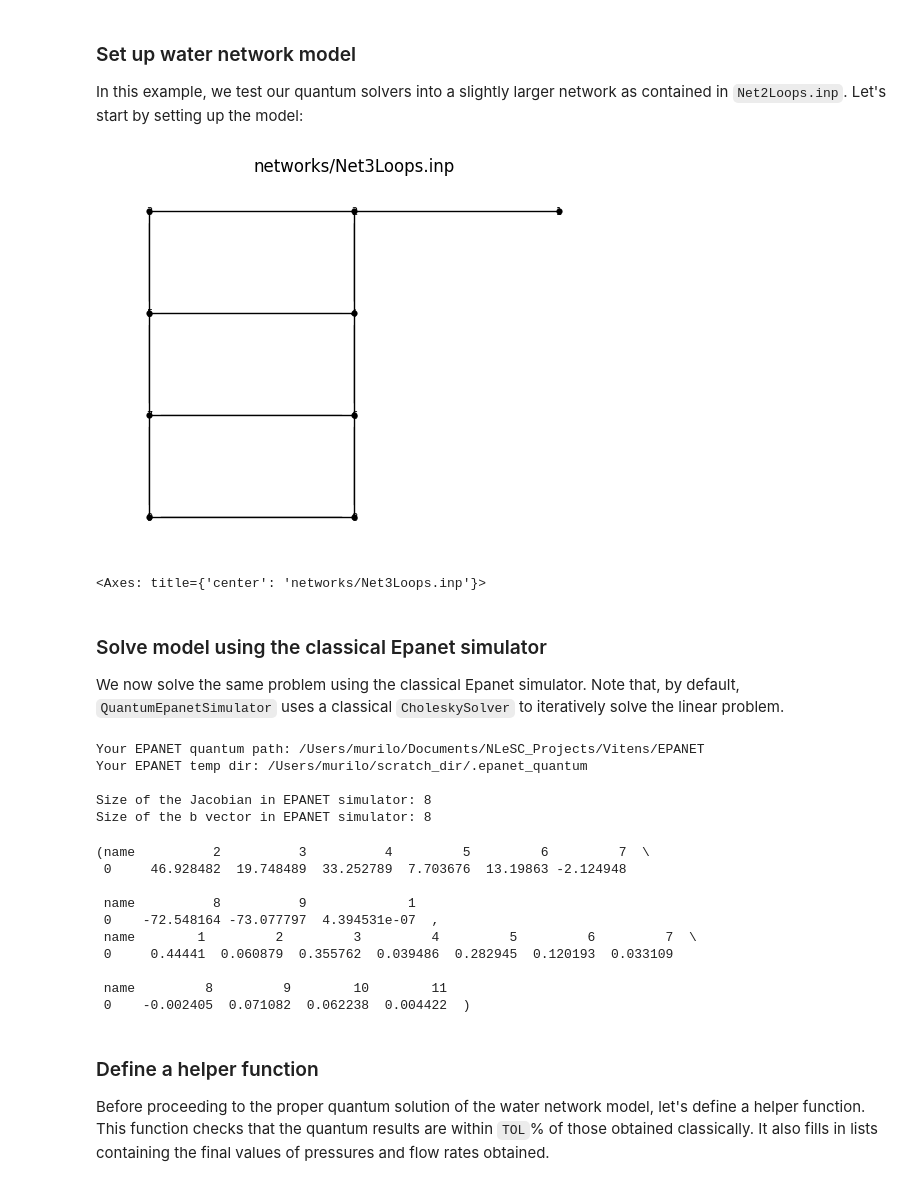
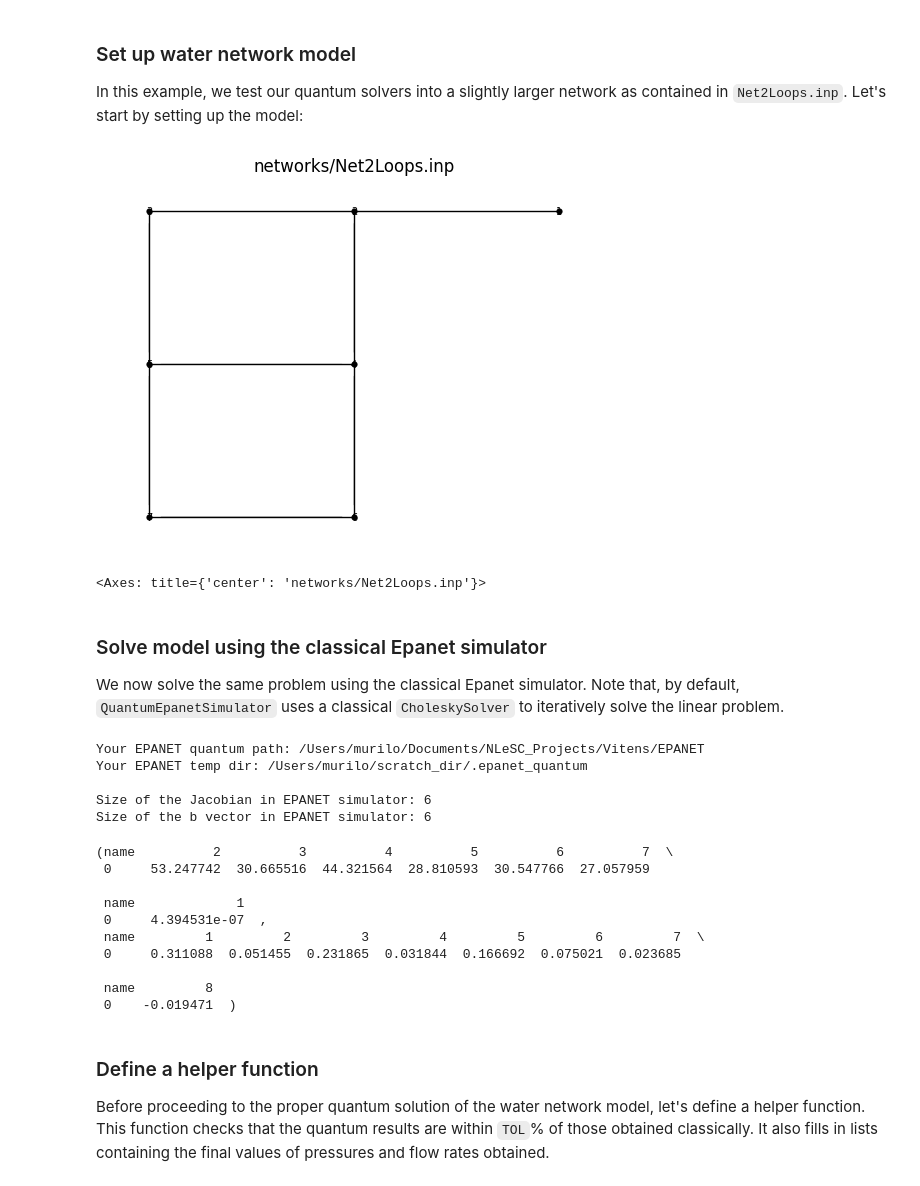
Before and after one commit to QuantumApplicationLab/wntr-quantum, a Jupyter notebook: docs/notebooks/vqls_Net2Loops.ipynb, the cells around one changed output. Cells and saved outputs as stored; diff of their text form; code cells hidden in the pictures.

```diff
--- a/docs/notebooks/vqls_Net2Loops.ipynb
+++ b/docs/notebooks/vqls_Net2Loops.ipynb
@@ -5,23 +5,23 @@ In this example, we test our quantum solvers into a slightly larger network as c
 # %%
 import os
 import wntr
 import wntr_quantum
 
 os.environ["EPANET_TMP"] = "/Users/murilo/scratch_dir/.epanet_quantum"
 os.environ["EPANET_QUANTUM"] = "/Users/murilo/Documents/NLeSC_Projects/Vitens/EPANET"
 
 # set up network model
-inp_file = 'networks/Net3Loops.inp'
+inp_file = 'networks/Net2Loops.inp'
 wn = wntr.network.WaterNetworkModel(inp_file)
 
 # plot network
 wntr.graphics.plot_network(wn, title=wn.name, node_labels=True)
 
 # print options
 # dict(wn.options.hydraulic)
 # %% [output]
-[figure, old version]
+[figure, new version]
-<Axes: title={'center': 'networks/Net3Loops.inp'}>
+<Axes: title={'center': 'networks/Net2Loops.inp'}>
 # %% [markdown]
 ### Solve model using the classical Epanet simulator
 
@@ -63,18 +63,18 @@ results_epanet.node["pressure"], results_epanet.link["flowrate"]
 Your EPANET quantum path: /Users/murilo/Documents/NLeSC_Projects/Vitens/EPANET
 Your EPANET temp dir: /Users/murilo/scratch_dir/.epanet_quantum
 
-Size of the Jacobian in EPANET simulator: 8
-Size of the b vector in EPANET simulator: 8
+Size of the Jacobian in EPANET simulator: 6
+Size of the b vector in EPANET simulator: 6
-(name          2          3          4         5         6         7  \
- 0     46.928482  19.748489  33.252789  7.703676  13.19863 -2.124948
+(name          2          3          4          5          6          7  \
+ 0     53.247742  30.665516  44.321564  28.810593  30.547766  27.057959
 
- name          8          9             1
- 0    -72.548164 -73.077797  4.394531e-07  ,
- name        1         2         3         4         5         6         7  \
- 0     0.44441  0.060879  0.355762  0.039486  0.282945  0.120193  0.033109
+ name             1
+ 0     4.394531e-07  ,
+ name         1         2         3         4         5         6         7  \
+ 0     0.311088  0.051455  0.231865  0.031844  0.166692  0.075021  0.023685
 
- name         8         9        10        11
- 0    -0.002405  0.071082  0.062238  0.004422  )
+ name         8
+ 0    -0.019471  )
 # %% [markdown]
 ### Define a helper function
 
```
Also changed, not shown: parts of 2 cells of this notebook.
